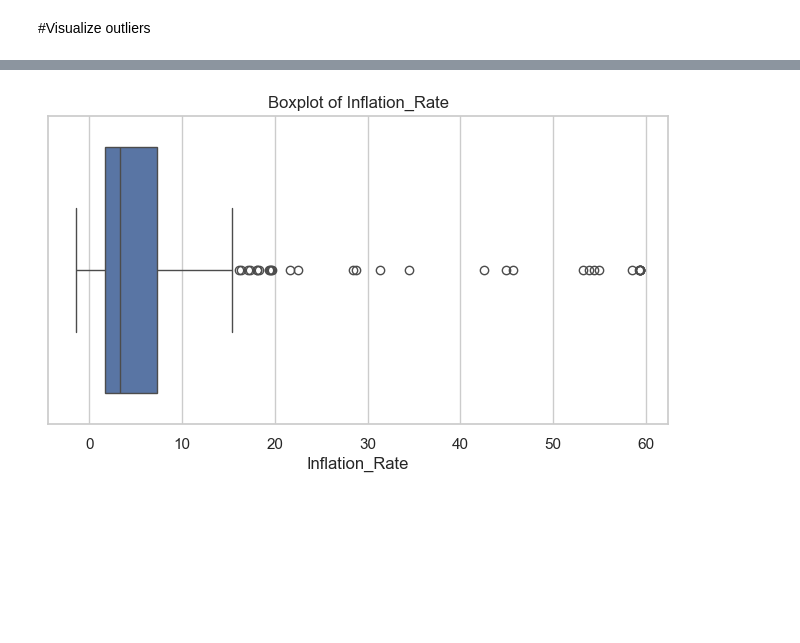
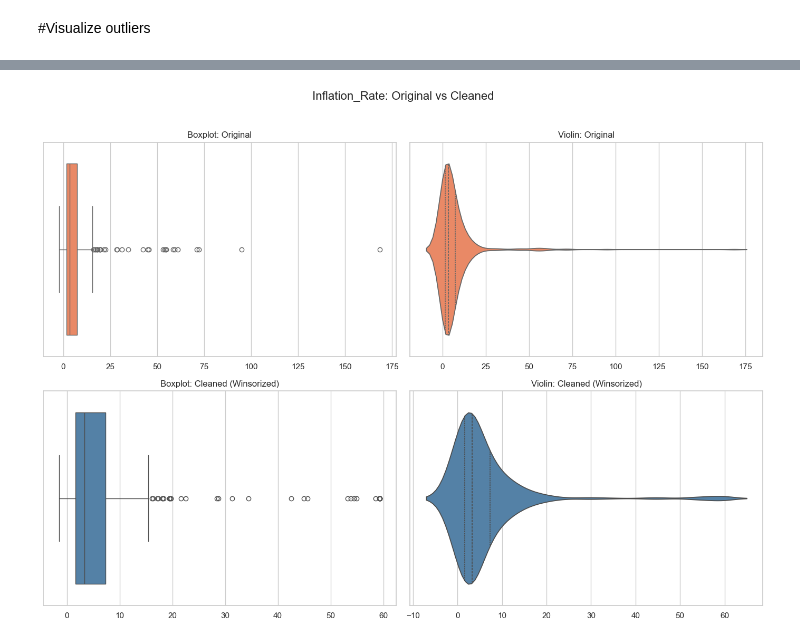
Before and after one commit to fkk01/shadow_economy-ofGDP-_, a Jupyter notebook: dataset_cleaned.ipynb, the cells around one changed output, grey strips where cells are left out. Drawn from its saved outputs; the diff is of its cells as text; code cells hidden in the pictures; blank space fills up the shorter version.

Commit message:
commit data cleaning

```diff
--- a/dataset_cleaned.ipynb
+++ b/dataset_cleaned.ipynb
@@ -673,7 +859,7 @@ plt.show()
 # Inspect skewness and extreme quantiles to decide
 candidates = ["Inflation_Rate","GDP_per_Worker","Unemployment_Rate","Remittances_GDP",
     "Agriculture_GDP","Trade_Openness_GDP","Tax_Revenue_GDP","Human_Capital_Index","Rule_of_Law",
-              "Government_Effectiveness","Regulatory_Quality","Corruption_Perception_Index"]
+              "Government_Effectiveness","Regulatory_Quality","Corruption_Perception_Index","Digital_growth_3yr"]
 candidates = [c for c in candidates if c in df_clean.columns]
 
 summary = []
@@ -817,17 +1134,71 @@ Name: GDP_per_Worker, dtype: float64
 # %%
+# ============================================================
+# OUTLIER DIAGNOSTICS & VISUALIZATION
+# ============================================================
+print("\n" + "="*70)
+print("OUTLIER DIAGNOSTICS & VISUALIZATION")
+print("="*70)
 
-# === 1. Outlier diagnostics / visualization ===
-vars_to_plot = ["Inflation_Rate", "Remittances_GDP", "GDP_per_Worker"]
+# Define which versions to plot (cleaned vs original)
+vars_to_plot = {
+    # display_name: (cleaned_column, original_column)
+    "Inflation_Rate": ("Inflation_Rate_winsor", "Inflation_Rate_orig"),
+    "Remittances_GDP": ("Remittances_GDP_winsor", "Remittances_GDP_orig"),
+    "GDP_per_Worker": ("GDP_per_Worker", "GDP_per_Worker_original"),
+    "Digital_growth_3yr": ("Digital_growth_3yr_winsor", "Digital_growth_3yr_orig")
+}
 
-for var in vars_to_plot:
-    if var in df_clean.columns:
-        plt.figure(figsize=(8,4))
-        sns.boxplot(x=df_clean[var])
-        plt.title(f"Boxplot of {var}")
+for display_name, (clean_col, orig_col) in vars_to_plot.items():
+    if clean_col in df_clean.columns:
+        print(f"\n--- {display_name} ---")
+
+        fig, axes = plt.subplots(2, 2, figsize=(14, 10))
+        fig.suptitle(f"{display_name}: Original vs Cleaned", fontsize=16, y=1.02)
+
+        # Top row: ORIGINAL data
+        # Boxplot (original)
+        sns.boxplot(x=df_clean[orig_col] if orig_col in df_clean.columns else df_clean[clean_col],
+                    ax=axes[0, 0], color='coral')
+        axes[0, 0].set_title(f"Boxplot: Original", fontsize=12)
+        axes[0, 0].set_xlabel("")
+
+        # Violin plot (original)
+        sns.violinplot(x=df_clean[orig_col] if orig_col in df_clean.columns else df_clean[clean_col],
+                       inner="quartile", ax=axes[0, 1], color='coral')
+        axes[0, 1].set_title(f"Violin: Original", fontsize=12)
+        axes[0, 1].set_xlabel("")
+
+        # Bottom row: CLEANED data
+        # Boxplot (cleaned)
+        sns.boxplot(x=df_clean[clean_col], ax=axes[1, 0], color='steelblue')
+        axes[1, 0].set_title(f"Boxplot: Cleaned (Winsorized)", fontsize=12)
+        axes[1, 0].set_xlabel("")
+
+        # Violin plot (cleaned)
+        sns.violinplot(x=df_clean[clean_col], inner="quartile", ax=axes[1, 1], color='steelblue')
+        axes[1, 1].set_title(f"Violin: Cleaned (Winsorized)", fontsize=12)
+        axes[1, 1].set_xlabel("")
+
+        plt.tight_layout()
         plt.show()
 
-        plt.figure(figsize=(8,4))
-        sns.violinplot(x=df_clean[var], inner="quartile")
-        plt.title(f"Violin plot of {var}")
-        plt.show()
+        # Print statistics comparison
+        print(f"\n  ORIGINAL:")
+        if orig_col in df_clean.columns:
+            print(f"    Min:  {df_clean[orig_col].min():.2f}")
+            print(f"    Max:  {df_clean[orig_col].max():.2f}")
+            print(f"    Mean: {df_clean[orig_col].mean():.2f}")
+            print(f"    Std:  {df_clean[orig_col].std():.2f}")
+
+        print(f"\n  CLEANED:")
+        print(f"    Min:  {df_clean[clean_col].min():.2f}")
+        print(f"    Max:  {df_clean[clean_col].max():.2f}")
+        print(f"    Mean: {df_clean[clean_col].mean():.2f}")
+        print(f"    Std:  {df_clean[clean_col].std():.2f}")
+
+        # Show impact
+        if orig_col in df_clean.columns:
+            changed = (df_clean[clean_col] != df_clean[orig_col]).sum()
+            pct = changed / df_clean[clean_col].notna().sum() * 100
+            print(f"\n  → {changed} observations modified ({pct:.1f}%)")
 # %% [output]
@@ -834 +1210 @@ for var in vars_to_plot:
-[figure, old version]
+[figure, new version]
```
Also changed, not shown: parts of 35 cells of this notebook, 5 other files.
